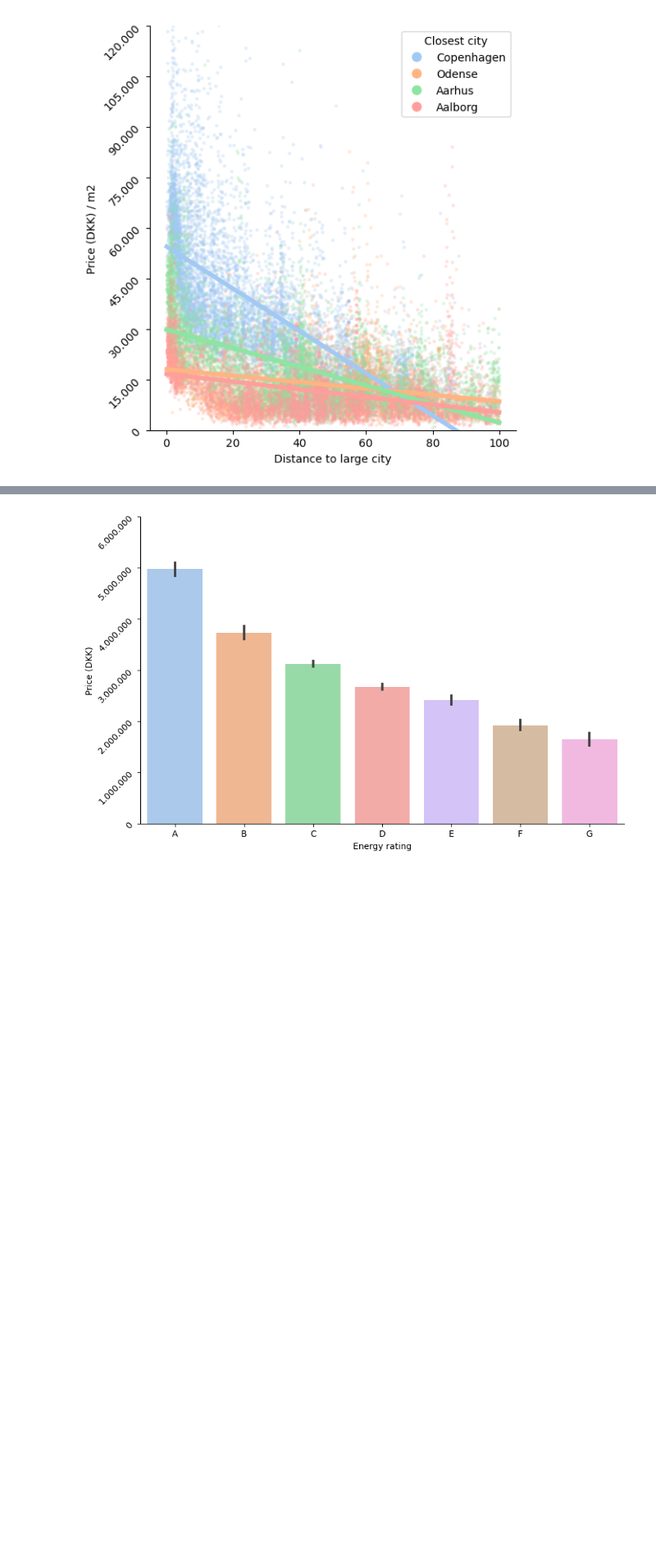
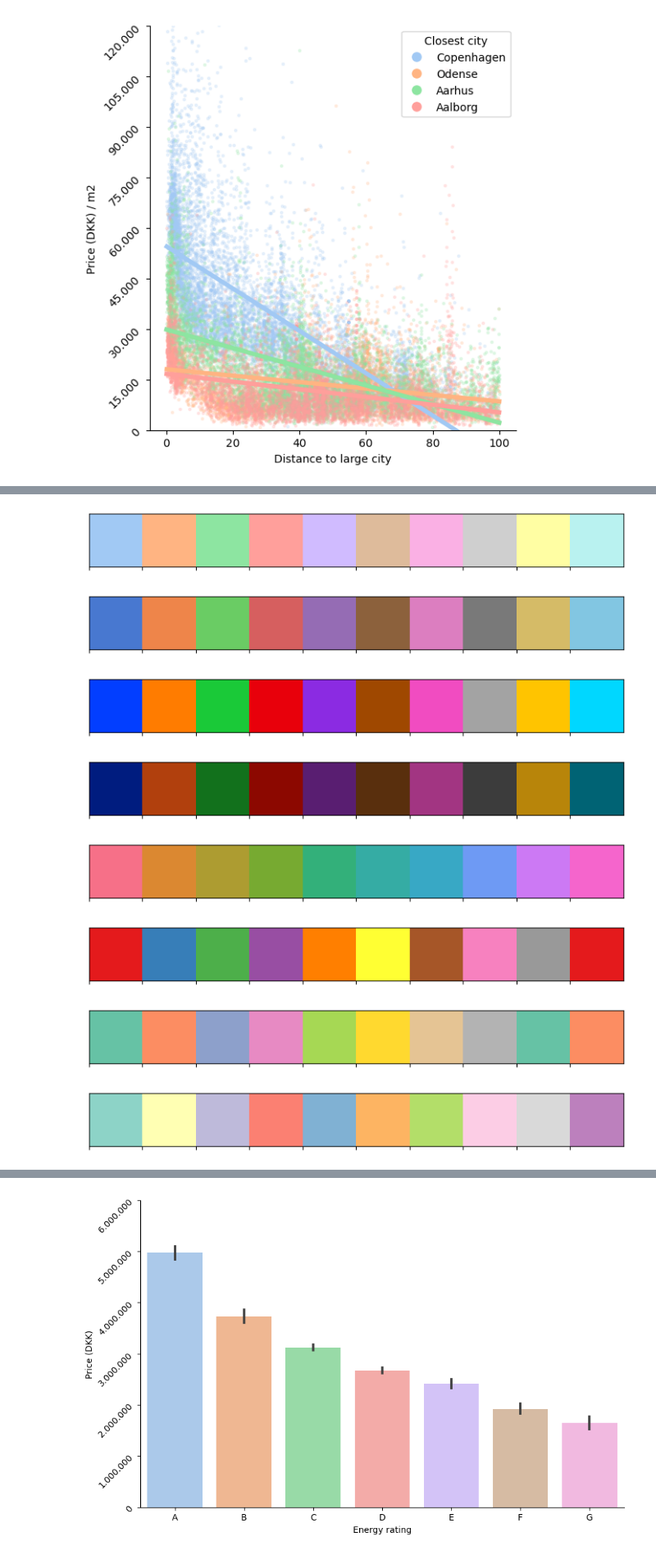
Before and after one commit to martinskafte321/Introduction-Social-Data-Science, a Jupyter notebook: Exam_project/descriptive_analysis.ipynb, the cells around one changed output, grey strips where cells are left out. Shown at 82% size. Saved outputs shown, nothing was run; the diff lists cells and outputs as text; code cells hidden in the pictures; blank space fills up the shorter version.

```diff
--- a/Exam_project/descriptive_analysis.ipynb
+++ b/Exam_project/descriptive_analysis.ipynb
@@ -152,3 +221,21 @@ plt.savefig('price_to_distance.png',dpi=100)
+# %%
+sns.palplot(sns.color_palette("pastel", 10))
+sns.palplot(sns.color_palette("muted", 10))
+sns.palplot(sns.color_palette("bright", 10))
+sns.palplot(sns.color_palette("dark", 10))
+sns.palplot(sns.color_palette("husl", 10))
+sns.palplot(sns.color_palette("Set1", 10))
+sns.palplot(sns.color_palette("Set2", 10))
+sns.palplot(sns.color_palette("Set3", 10))
+# %% [output]
+[figure, added]
+[figure, added]
+[figure, added]
+[figure, added]
+[figure, added]
+[figure, added]
+[figure, added]
+[figure, added]
 # %%
 
 df_sup = df[df['closest city']=='Copenhagen']
```
Also changed, not shown: parts of 1 cell of this notebook, 55 other files.
